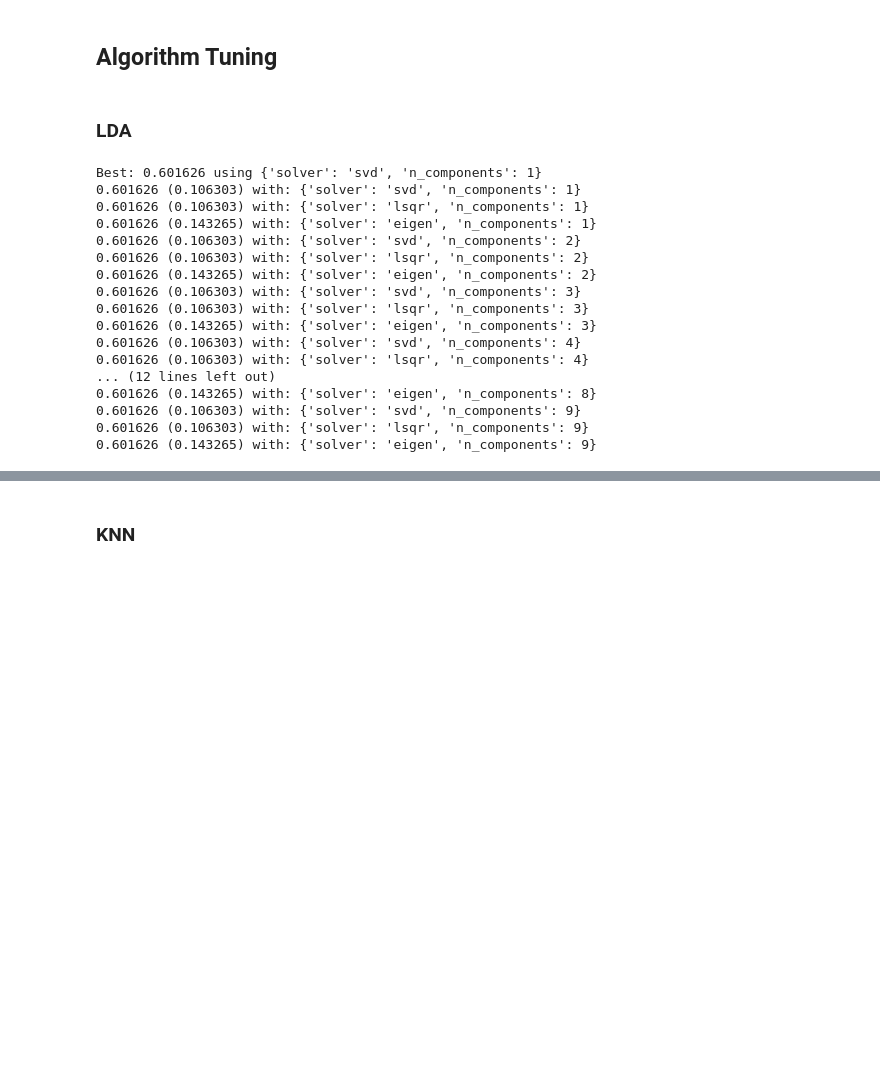
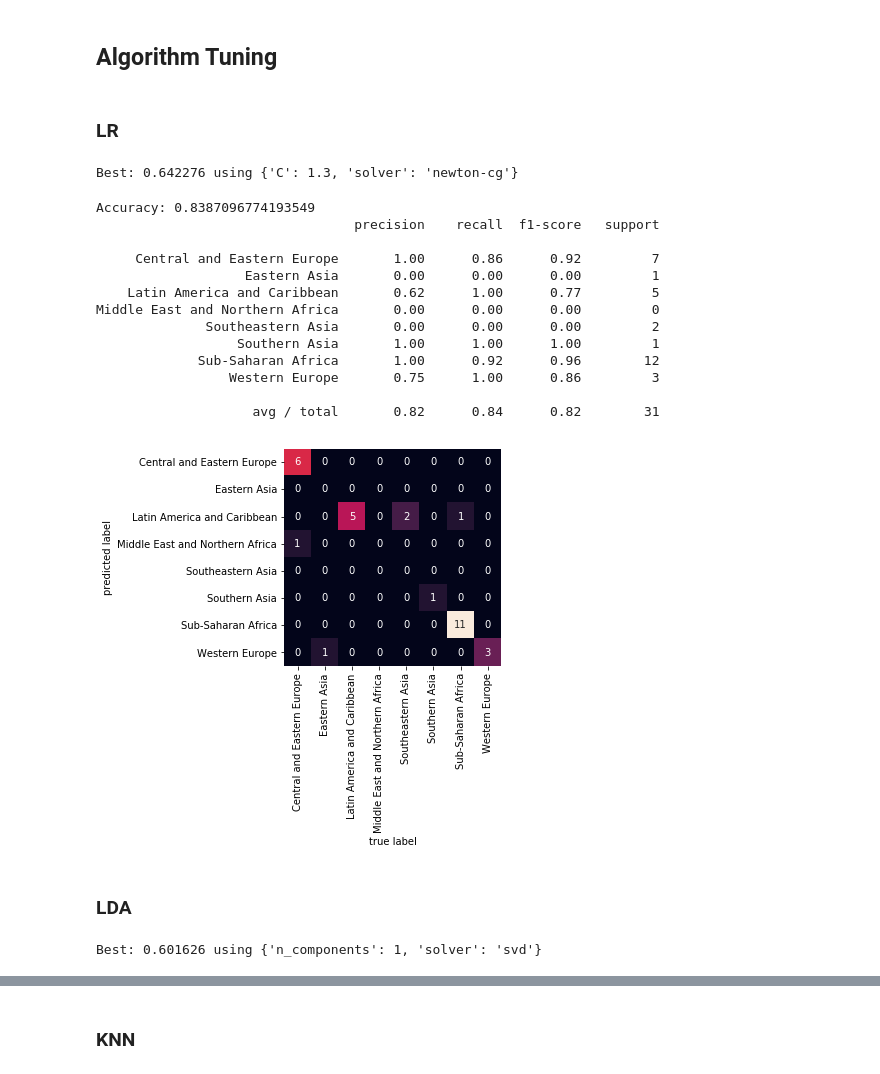
Before and after one commit to fsssa-iscteiulpt/FCD, a Jupyter notebook: Machine Learning FCD.ipynb, the cells around one changed output, grey strips where cells are left out. Saved outputs shown, nothing was run; the diff lists cells and outputs as text; code cells hidden in the pictures; blank space fills up the shorter version.

```diff
--- a/Machine Learning FCD.ipynb
+++ b/Machine Learning FCD.ipynb
@@ -257,6 +260,55 @@ plt.show()
 # %%
 scaler = StandardScaler().fit(Xtrain)
 rescaledX = scaler.transform(Xtrain)
+# %% [markdown]
+### LR
+# %%
+lr = LogisticRegression()
+grid_param = {
+    'C': [0.1,0.3,0.5,0.7,0.9,1.0,1.3,1.5,1.7,2.0],
+    'solver': ['newton-cg', 'lbfgs', 'liblinear', 'sag', 'saga']
+}
+grid = GridSearchCV(estimator=lr,param_grid=grid_param,
+                    scoring=scoring,
+                     cv=kfold,
+                     n_jobs=-1)
+grid_result= grid.fit(rescaledX, ytrain)
+print("Best: %f using %s" % (grid_result.best_score_, grid_result.best_params_))
+means = grid_result.cv_results_['mean_test_score']
+stds = grid_result.cv_results_['std_test_score']
+params = grid_result.cv_results_['params']
+#for mean, stdev, param in zip(means, stds, params):
+    #print("%f (%f) with: %r" % (mean, stdev, param))
+# %% [output]
+Best: 0.642276 using {'C': 1.3, 'solver': 'newton-cg'}
+# %%
+lr = LogisticRegression(C=1.3, solver='newton-cg')
+lr.fit(rescaledX, ytrain)
+rescaledtestX = scaler.transform(Xtest)
+ypred = lr.predict(rescaledtestX)
+print("Accuracy: "+ str(accuracy_score(ytest, ypred)))
+print(metrics.classification_report(ytest, ypred))
+regions=sorted(set(ytrain.tolist()))
+ax= plt.subplot()
+mat = confusion_matrix(ytest, ypred)
+sns.heatmap(mat.T, ax = ax, square=True, annot=True, fmt='d', cbar=False, xticklabels=regions, yticklabels=regions)
+plt.xlabel('true label')
+plt.ylabel('predicted label');
+# %% [output]
+Accuracy: 0.8387096774193549
+                                 precision    recall  f1-score   support
+
+     Central and Eastern Europe       1.00      0.86      0.92         7
+                   Eastern Asia       0.00      0.00      0.00         1
+    Latin America and Caribbean       0.62      1.00      0.77         5
+Middle East and Northern Africa       0.00      0.00      0.00         0
+              Southeastern Asia       0.00      0.00      0.00         2
+                  Southern Asia       1.00      1.00      1.00         1
+             Sub-Saharan Africa       1.00      0.92      0.96        12
+                 Western Europe       0.75      1.00      0.86         3
+
+                    avg / total       0.82      0.84      0.82        31
+[figure, added]
 # %% [markdown]
 ### LDA
 # %%
@@ -274,23 +326,7 @@ print("Best: %f using %s" % (grid_result.best_score_, grid_result.best_params_))
 means = grid_result.cv_results_['mean_test_score']
 stds = grid_result.cv_results_['std_test_score']
 params = grid_result.cv_results_['params']
-for mean, stdev, param in zip(means, stds, params):
-    print("%f (%f) with: %r" % (mean, stdev, param))
+#for mean, stdev, param in zip(means, stds, params):
+    #print("%f (%f) with: %r" % (mean, stdev, param))
 # %% [output]
-Best: 0.601626 using {'solver': 'svd', 'n_components': 1}
-0.601626 (0.106303) with: {'solver': 'svd', 'n_components': 1}
-0.601626 (0.106303) with: {'solver': 'lsqr', 'n_components': 1}
-0.601626 (0.143265) with: {'solver': 'eigen', 'n_components': 1}
-0.601626 (0.106303) with: {'solver': 'svd', 'n_components': 2}
-0.601626 (0.106303) with: {'solver': 'lsqr', 'n_components': 2}
-0.601626 (0.143265) with: {'solver': 'eigen', 'n_components': 2}
-0.601626 (0.106303) with: {'solver': 'svd', 'n_components': 3}
-0.601626 (0.106303) with: {'solver': 'lsqr', 'n_components': 3}
-0.601626 (0.143265) with: {'solver': 'eigen', 'n_components': 3}
-0.601626 (0.106303) with: {'solver': 'svd', 'n_components': 4}
-0.601626 (0.106303) with: {'solver': 'lsqr', 'n_components': 4}
-... (12 lines left out)
-0.601626 (0.143265) with: {'solver': 'eigen', 'n_components': 8}
-0.601626 (0.106303) with: {'solver': 'svd', 'n_components': 9}
-0.601626 (0.106303) with: {'solver': 'lsqr', 'n_components': 9}
-0.601626 (0.143265) with: {'solver': 'eigen', 'n_components': 9}
+Best: 0.601626 using {'n_components': 1, 'solver': 'svd'}
```
Also changed, not shown: parts of 47 cells of this notebook.
